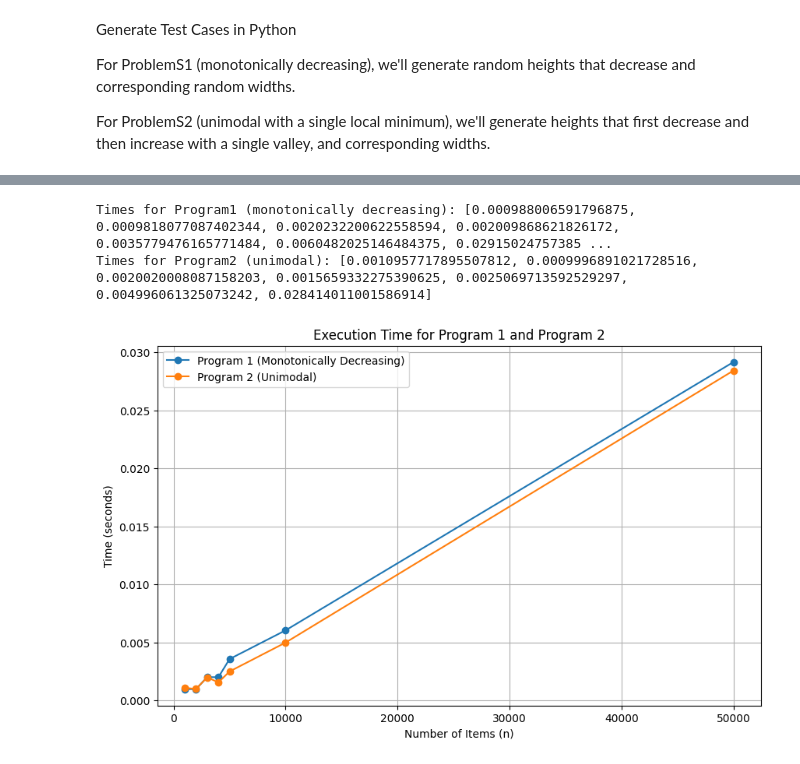
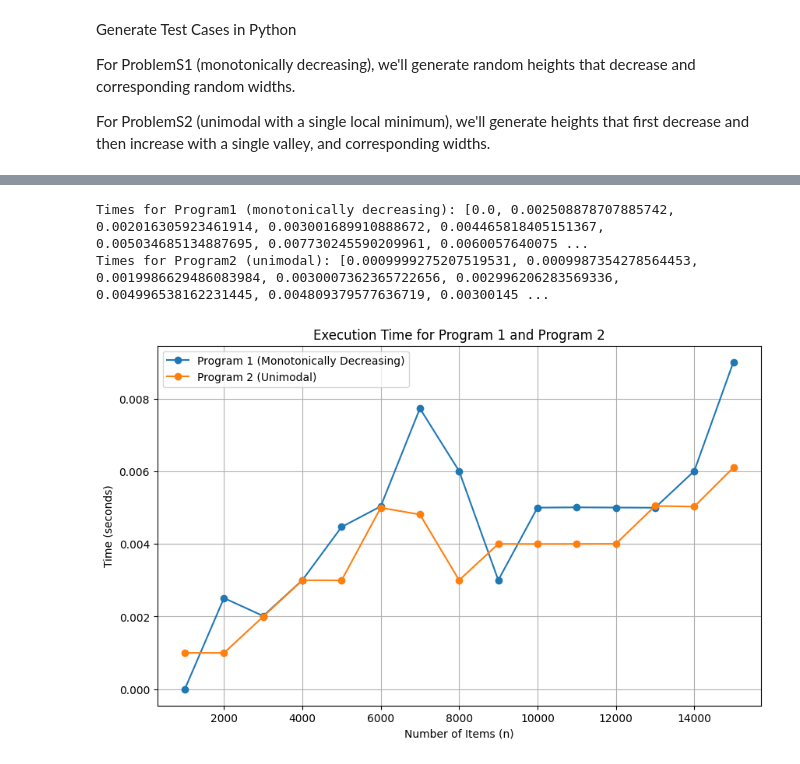
Before and after one commit to OzPol/COP4533_Group_Project, a Jupyter notebook: ExperimentalStudy/Milestone1_Experiment.ipynb, the cells around one changed output, grey strips where cells are left out. Drawn from its saved outputs; the diff is of its cells as text; code cells hidden in the pictures.

```diff
--- a/ExperimentalStudy/Milestone1_Experiment.ipynb
+++ b/ExperimentalStudy/Milestone1_Experiment.ipynb
@@ -99,12 +102,15 @@ def time_algorithm_prog2(n, W, heights, widths):
     return end_time - start_time
 
 # Number of items to test
-test_sizes = [1000, 2000, 3000, 4000, 5000, 10000, 50000]
+# test_sizes = [ 10000, 20000, 30000, 40000, 50000, 60000, 70000, 80000, 90000, 100000]
+
+test_sizes = [1000, 2000, 3000, 4000, 5000, 6000, 7000, 8000, 9000, 10000, 11000, 12000, 13000, 14000, 15000]
+
 
 # Max height and width for the sculptures
-max_height = 10000
-max_width = 10
-platform_width = 10
+max_height = 50
+max_width = 100
+platform_width = 100
 
 # Initialize lists to store timing results
 times_prog1 = []
@@ -113,33 +119,33 @@ times_prog2 = []
 for size in test_sizes:
     # Generate test case for ProblemS1 (monotonically decreasing)
     heights1, widths1 = generate_monotonic_decreasing(size, max_height, max_width)
 
     # Time the algorithm for ProblemS1
     time1 = time_algorithm_prog1(size, platform_width, heights1, widths1)
     times_prog1.append(time1)
 
     # Generate test case for ProblemS2 (unimodal)
     heights2, widths2 = generate_unimodal(size, max_height, max_width)
 
     # Time the algorithm for ProblemS2
     time2 = time_algorithm_prog2(size, platform_width, heights2, widths2)
     times_prog2.append(time2)
 
 # Display timing results
 print("Times for Program1 (monotonically decreasing):", times_prog1)
 print("Times for Program2 (unimodal):", times_prog2)
 
 # Plotting the results
 plt.figure(figsize=(10, 6))
 plt.plot(test_sizes, times_prog1, label='Program 1 (Monotonically Decreasing)', marker='o')
 plt.plot(test_sizes, times_prog2, label='Program 2 (Unimodal)', marker='o')
 plt.xlabel('Number of Items (n)')
 plt.ylabel('Time (seconds)')
 plt.title('Execution Time for Program 1 and Program 2')
 plt.legend()
 plt.grid(True)
 plt.show()
 # %% [output]
-Times for Program1 (monotonically decreasing): [0.000988006591796875, 0.0009818077087402344, 0.0020232200622558594, 0.002009868621826172, 0.0035779476165771484, 0.0060482025146484375, 0.02915024757385 ...
-Times for Program2 (unimodal): [0.0010957717895507812, 0.0009996891021728516, 0.0020020008087158203, 0.0015659332275390625, 0.0025069713592529297, 0.004996061325073242, 0.028414011001586914]
+Times for Program1 (monotonically decreasing): [0.0, 0.002508878707885742, 0.002016305923461914, 0.003001689910888672, 0.004465818405151367, 0.005034685134887695, 0.007730245590209961, 0.0060057640075 ...
+Times for Program2 (unimodal): [0.0009999275207519531, 0.0009987354278564453, 0.0019986629486083984, 0.0030007362365722656, 0.002996206283569336, 0.004996538162231445, 0.004809379577636719, 0.00300145 ...
-[figure, old version]
+[figure, new version]
```
Also changed, not shown: parts of 3 cells of this notebook, 2 other files.
